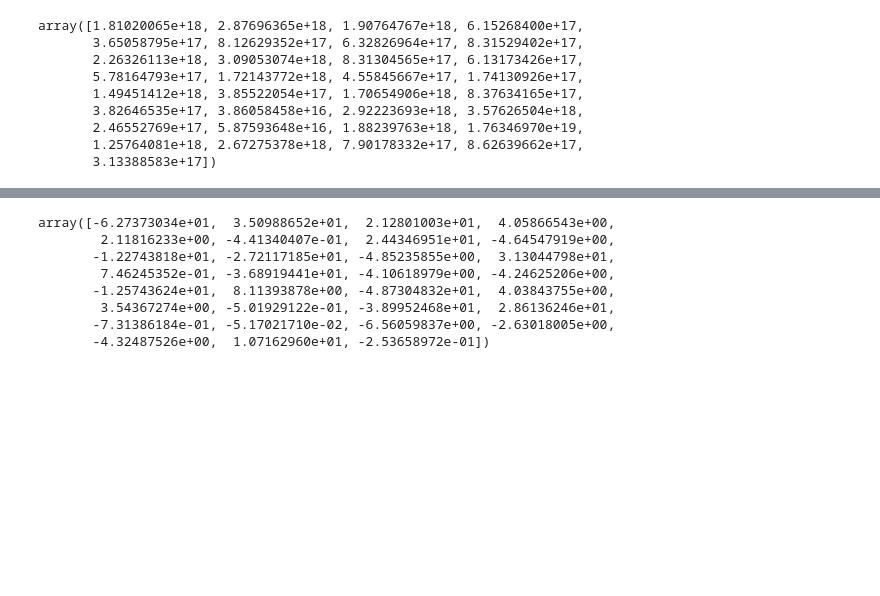
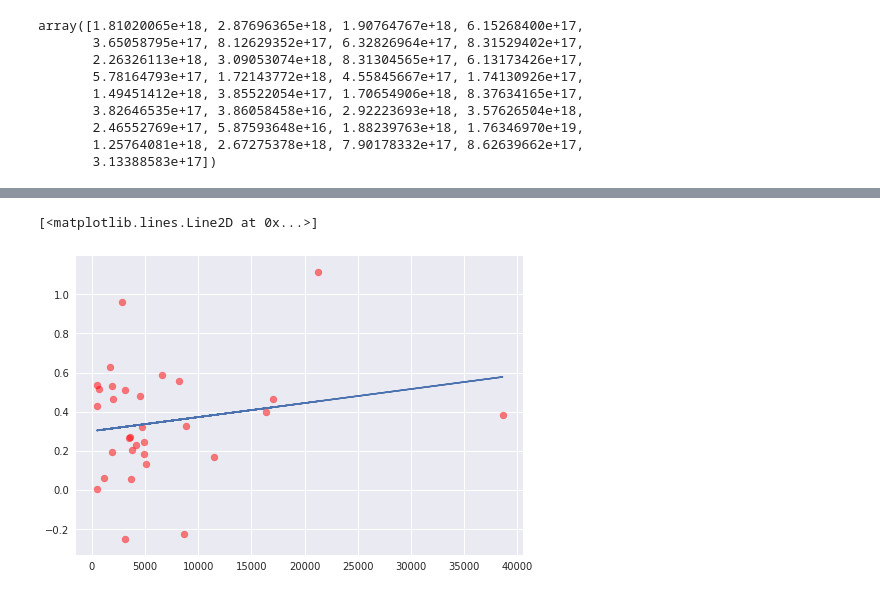
Before and after one commit to Djamil17/iotables, a Jupyter notebook: python/calculating-labor-values.ipynb, the cells around one changed output, grey strips where cells are left out. Drawn from its saved outputs; the diff is of its cells as text; code cells hidden in the pictures; blank space fills up the shorter version.

```diff
--- a/python/calculating-labor-values.ipynb
+++ b/python/calculating-labor-values.ipynb
@@ -231,13 +272,29 @@ is_pos_def(A)
 # %%
 A=data.loc[:'Community, social & personal services',:]
 l=data.loc['Compensation of employees',:]
-inverse_leontief(A,l)
+result=inverse_leontief(A,l)
-# %% [output]
-array([-6.27373034e+01,  3.50988652e+01,  2.12801003e+01,  4.05866543e+00,
-        2.11816233e+00, -4.41340407e-01,  2.44346951e+01, -4.64547919e+00,
-       -1.22743818e+01, -2.72117185e+01, -4.85235855e+00,  3.13044798e+01,
-        7.46245352e-01, -3.68919441e+01, -4.10618979e+00, -4.24625206e+00,
-       -1.25743624e+01,  8.11393878e+00, -4.87304832e+01,  4.03843755e+00,
-        3.54367274e+00, -5.01929122e-01, -3.89952468e+01,  2.86136246e+01,
-       -7.31386184e-01, -5.17021710e-02, -6.56059837e+00, -2.63018005e+00,
-       -4.32487526e+00,  1.07162960e+01, -2.53658972e-01])
+# %%
+## calculate surplus value
+C=data.loc['C',:]
+V=data.loc['V',:]
+S=data.loc['S',:]
+L=data.loc['L',:]
+surplus_value=pd.eval('S/(C+V)')
+## exclude anamolous labor value
+df=np.c_[L,surplus_value]
+subset=df[df[:,0]< 20000]
+## exclude anamolous surplus value
+df_subset=df[df[:,1]< surplus_value.median()]
+# %%
+import seaborn as sns
+import numpy.polynomial.polynomial as poly
+
+with plt.style.context('seaborn'):
+    plt.scatter(L, surplus_value, c='red', alpha=.5)
+
+coefs = poly.polyfit(L, surplus_value, 1)
+ffit = poly.polyval(L, coefs)
+plt.plot(L, ffit)
+# %% [output]
+[<matplotlib.lines.Line2D at 0x...>]
+[figure, added]
```
Also changed, not shown: parts of 13 cells of this notebook.
